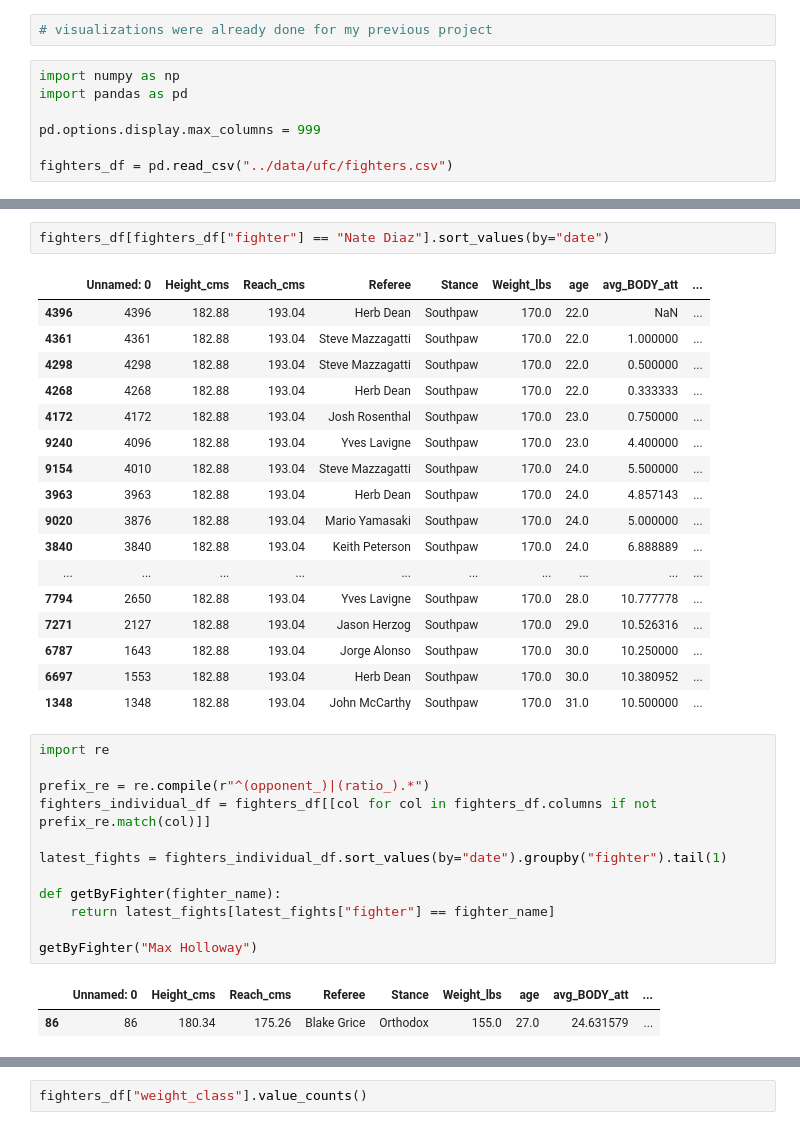
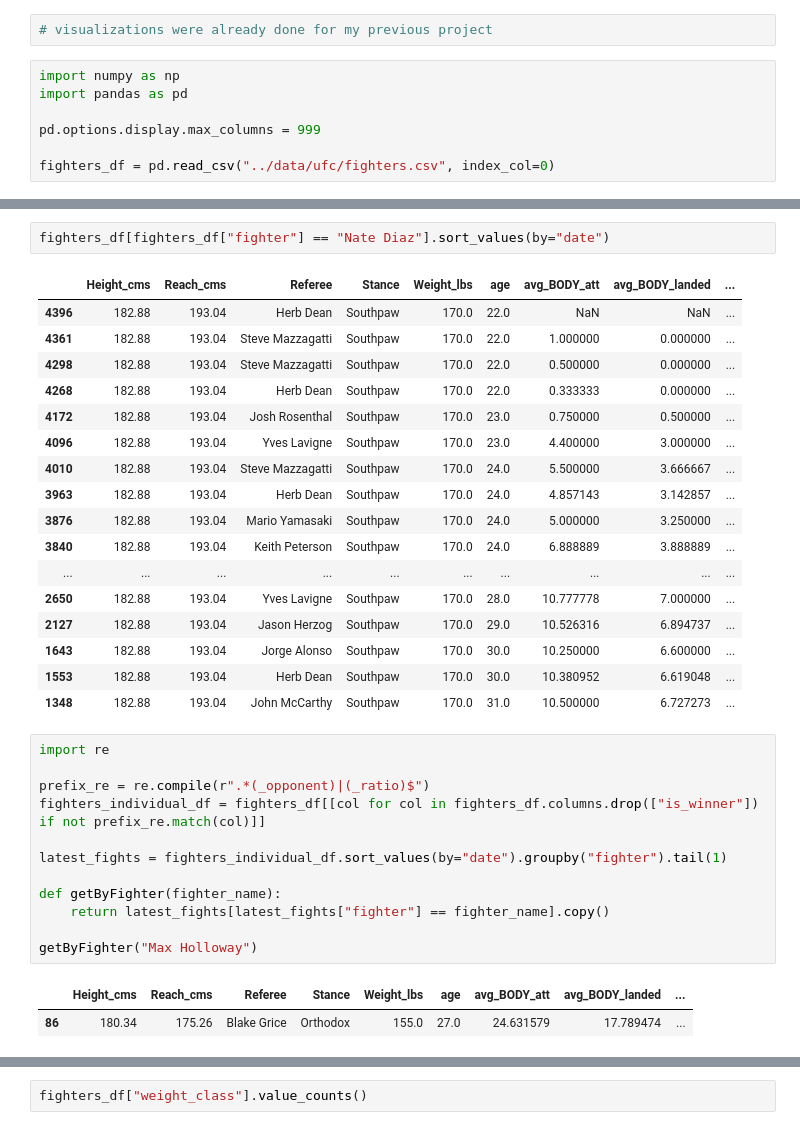
Before and after one commit to ekoly/DS-Unit-2-Applied-Modeling, a Jupyter notebook: module3/LS_DS_233_assignment.ipynb, the cells around one changed output, grey strips where cells are left out. Saved outputs shown, nothing was run; the diff lists cells and outputs as text.

```diff
--- a/module3/LS_DS_233_assignment.ipynb
+++ b/module3/LS_DS_233_assignment.ipynb
@@ -53,7 +53,7 @@ import pandas as pd
 
 pd.options.display.max_columns = 999
 
-fighters_df = pd.read_csv("../data/ufc/fighters.csv")
+fighters_df = pd.read_csv("../data/ufc/fighters.csv", index_col=0)
 # %%
 fighters_df.head()
 # %% [output]
@@ -96,35 +96,35 @@ fighters_df[fighters_df["fighter"] == "Khabib Nurmagomedov"].sort_values(by="dat
 # %%
 fighters_df[fighters_df["fighter"] == "Nate Diaz"].sort_values(by="date")
 # %% [output]
-|  | Unnamed: 0 | Height_cms | Reach_cms | Referee | Stance | Weight_lbs | age | avg_BODY_att | ... |
-| 4396 | 4396 | 182.88 | 193.04 | Herb Dean | Southpaw | 170.0 | 22.0 | NaN | ... |
-| 4361 | 4361 | 182.88 | 193.04 | Steve Mazzagatti | Southpaw | 170.0 | 22.0 | 1.000000 | ... |
-| 4298 | 4298 | 182.88 | 193.04 | Steve Mazzagatti | Southpaw | 170.0 | 22.0 | 0.500000 | ... |
-| 4268 | 4268 | 182.88 | 193.04 | Herb Dean | Southpaw | 170.0 | 22.0 | 0.333333 | ... |
-| 4172 | 4172 | 182.88 | 193.04 | Josh Rosenthal | Southpaw | 170.0 | 23.0 | 0.750000 | ... |
-| 9240 | 4096 | 182.88 | 193.04 | Yves Lavigne | Southpaw | 170.0 | 23.0 | 4.400000 | ... |
-| 9154 | 4010 | 182.88 | 193.04 | Steve Mazzagatti | Southpaw | 170.0 | 24.0 | 5.500000 | ... |
-| 3963 | 3963 | 182.88 | 193.04 | Herb Dean | Southpaw | 170.0 | 24.0 | 4.857143 | ... |
-| 9020 | 3876 | 182.88 | 193.04 | Mario Yamasaki | Southpaw | 170.0 | 24.0 | 5.000000 | ... |
-| 3840 | 3840 | 182.88 | 193.04 | Keith Peterson | Southpaw | 170.0 | 24.0 | 6.888889 | ... |
+|  | Height_cms | Reach_cms | Referee | Stance | Weight_lbs | age | avg_BODY_att | avg_BODY_landed | ... |
+| 4396 | 182.88 | 193.04 | Herb Dean | Southpaw | 170.0 | 22.0 | NaN | NaN | ... |
+| 4361 | 182.88 | 193.04 | Steve Mazzagatti | Southpaw | 170.0 | 22.0 | 1.000000 | 0.000000 | ... |
+| 4298 | 182.88 | 193.04 | Steve Mazzagatti | Southpaw | 170.0 | 22.0 | 0.500000 | 0.000000 | ... |
+| 4268 | 182.88 | 193.04 | Herb Dean | Southpaw | 170.0 | 22.0 | 0.333333 | 0.000000 | ... |
+| 4172 | 182.88 | 193.04 | Josh Rosenthal | Southpaw | 170.0 | 23.0 | 0.750000 | 0.500000 | ... |
+| 4096 | 182.88 | 193.04 | Yves Lavigne | Southpaw | 170.0 | 23.0 | 4.400000 | 3.000000 | ... |
+| 4010 | 182.88 | 193.04 | Steve Mazzagatti | Southpaw | 170.0 | 24.0 | 5.500000 | 3.666667 | ... |
+| 3963 | 182.88 | 193.04 | Herb Dean | Southpaw | 170.0 | 24.0 | 4.857143 | 3.142857 | ... |
+| 3876 | 182.88 | 193.04 | Mario Yamasaki | Southpaw | 170.0 | 24.0 | 5.000000 | 3.250000 | ... |
+| 3840 | 182.88 | 193.04 | Keith Peterson | Southpaw | 170.0 | 24.0 | 6.888889 | 3.888889 | ... |
 | ... | ... | ... | ... | ... | ... | ... | ... | ... | ... |
-| 7794 | 2650 | 182.88 | 193.04 | Yves Lavigne | Southpaw | 170.0 | 28.0 | 10.777778 | ... |
-| 7271 | 2127 | 182.88 | 193.04 | Jason Herzog | Southpaw | 170.0 | 29.0 | 10.526316 | ... |
-| 6787 | 1643 | 182.88 | 193.04 | Jorge Alonso | Southpaw | 170.0 | 30.0 | 10.250000 | ... |
-| 6697 | 1553 | 182.88 | 193.04 | Herb Dean | Southpaw | 170.0 | 30.0 | 10.380952 | ... |
-| 1348 | 1348 | 182.88 | 193.04 | John McCarthy | Southpaw | 170.0 | 31.0 | 10.500000 | ... |
+| 2650 | 182.88 | 193.04 | Yves Lavigne | Southpaw | 170.0 | 28.0 | 10.777778 | 7.000000 | ... |
+| 2127 | 182.88 | 193.04 | Jason Herzog | Southpaw | 170.0 | 29.0 | 10.526316 | 6.894737 | ... |
+| 1643 | 182.88 | 193.04 | Jorge Alonso | Southpaw | 170.0 | 30.0 | 10.250000 | 6.600000 | ... |
+| 1553 | 182.88 | 193.04 | Herb Dean | Southpaw | 170.0 | 30.0 | 10.380952 | 6.619048 | ... |
+| 1348 | 182.88 | 193.04 | John McCarthy | Southpaw | 170.0 | 31.0 | 10.500000 | 6.727273 | ... |
 # %%
 import re
 
-prefix_re = re.compile(r"^(opponent_)|(ratio_).*")
-fighters_individual_df = fighters_df[[col for col in fighters_df.columns if not prefix_re.match(col)]]
+prefix_re = re.compile(r".*(_opponent)|(_ratio)$")
+fighters_individual_df = fighters_df[[col for col in fighters_df.columns.drop(["is_winner"]) if not prefix_re.match(col)]]
 
 latest_fights = fighters_individual_df.sort_values(by="date").groupby("fighter").tail(1)
 
 def getByFighter(fighter_name):
-    return latest_fights[latest_fights["fighter"] == fighter_name]
+    return latest_fights[latest_fights["fighter"] == fighter_name].copy()
 
 getByFighter("Max Holloway")
 # %% [output]
-|  | Unnamed: 0 | Height_cms | Reach_cms | Referee | Stance | Weight_lbs | age | avg_BODY_att | ... |
-| 86 | 86 | 180.34 | 175.26 | Blake Grice | Orthodox | 155.0 | 27.0 | 24.631579 | ... |
+|  | Height_cms | Reach_cms | Referee | Stance | Weight_lbs | age | avg_BODY_att | avg_BODY_landed | ... |
+| 86 | 180.34 | 175.26 | Blake Grice | Orthodox | 155.0 | 27.0 | 24.631579 | 17.789474 | ... |
```
Also changed, not shown: parts of 31 cells of this notebook, 2 other files.
